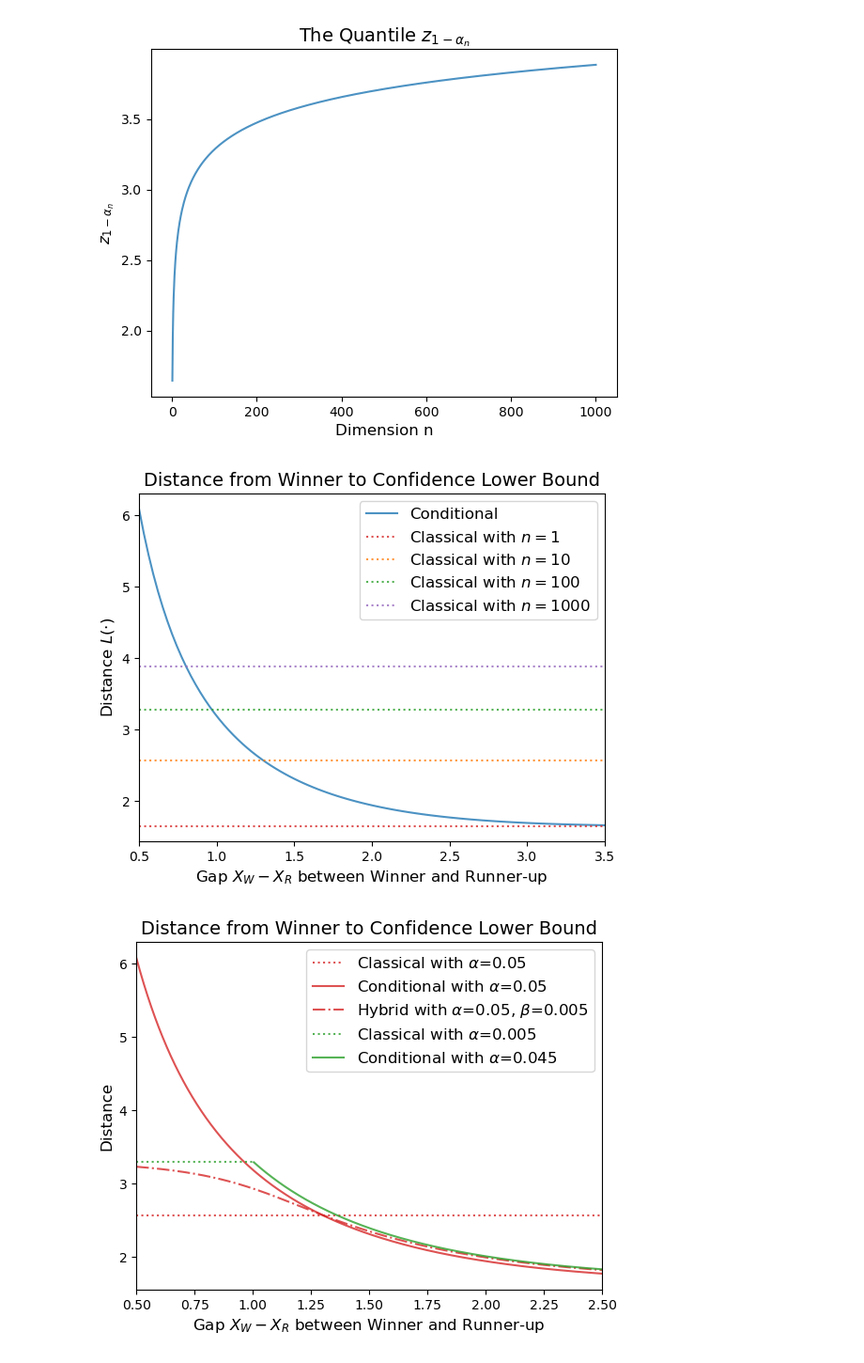
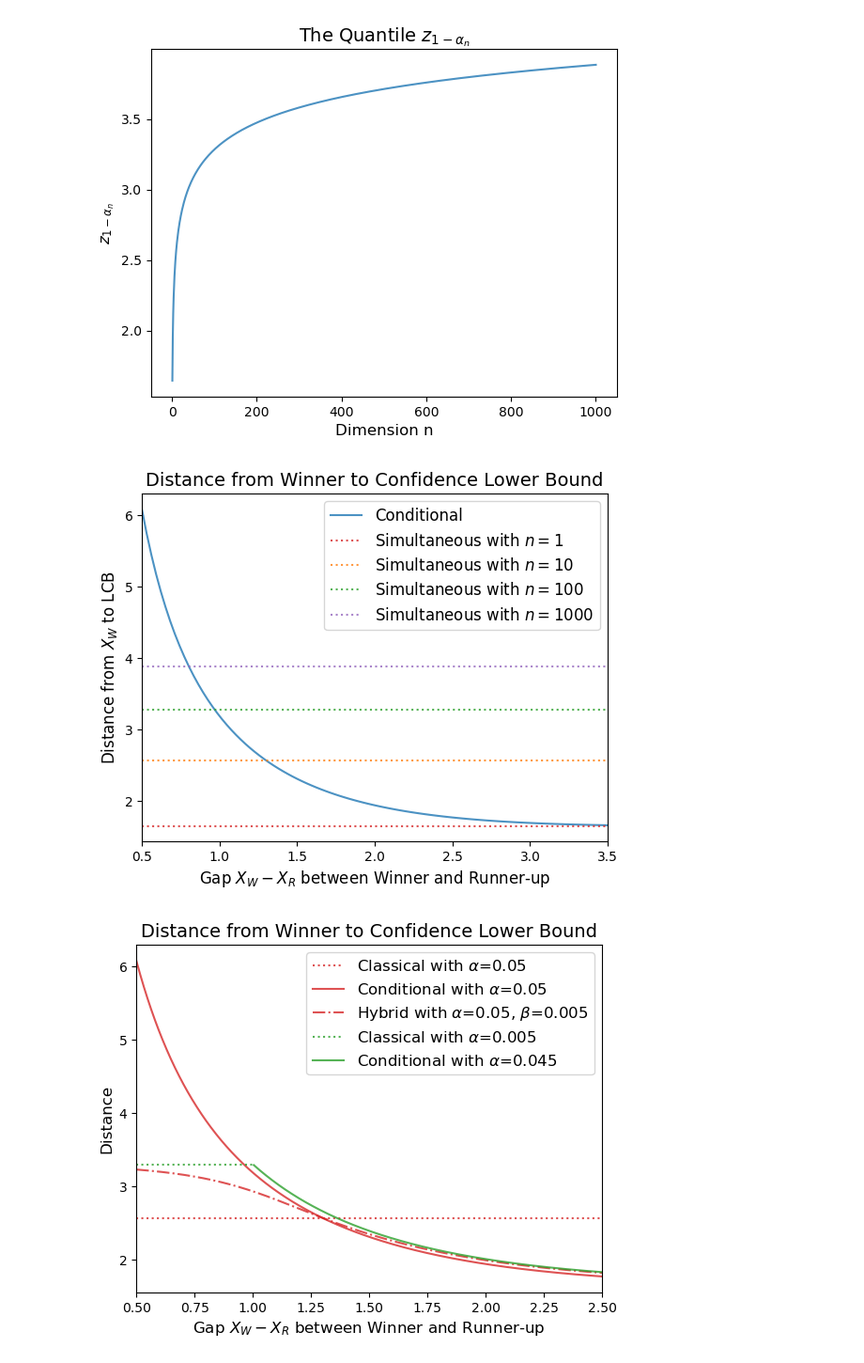
Before and after one commit to AnavSood/seldom, a Jupyter notebook: plots.ipynb, the cells around one changed output. Shown: that part at 94% size. Cells and saved outputs as stored; diff of their text form; code cells hidden in the pictures.

```diff
--- a/plots.ipynb
+++ b/plots.ipynb
@@ -94,31 +95,31 @@ plt.savefig("fig/class_dist_to_winner.pdf", bbox_inches='tight', pad_inches=0)
 # %%
 alpha = 0.05
 alpha_ = 0.8
 x_low = 0.5
 x_hi = 3.5
 x = np.linspace(x_low, x_hi, 100)
 y = np.array([cond_CI_dist(gap) for gap in tqdm(x) ])
 
 plt.figure()
 plt.plot(x, y, label='Conditional', alpha=alpha_)
 
 # Adding horizontal lines
-plt.axhline(y=norm.ppf( (1-alpha) ), color='tab:red', linestyle='dotted', label='Classical with $n=1$', alpha=alpha_)
-plt.axhline(y=norm.ppf( (1-alpha) ** (1/10) ) , color='tab:orange', linestyle='dotted', label='Classical with $n=10$', alpha=alpha_)
-plt.axhline(y=norm.ppf( (1-alpha) ** (1/100) ), color='tab:green', linestyle='dotted', label='Classical with $n=100$', alpha=alpha_)
-plt.axhline(y=norm.ppf( (1-alpha) ** (1/1000) ), color='tab:purple', linestyle='dotted', label='Classical with $n=1000$', alpha=alpha_)
+plt.axhline(y=norm.ppf( (1-alpha) ), color='tab:red', linestyle='dotted', label='Simultaneous with $n=1$', alpha=alpha_)
+plt.axhline(y=norm.ppf( (1-alpha) ** (1/10) ) , color='tab:orange', linestyle='dotted', label='Simultaneous with $n=10$', alpha=alpha_)
+plt.axhline(y=norm.ppf( (1-alpha) ** (1/100) ), color='tab:green', linestyle='dotted', label='Simultaneous with $n=100$', alpha=alpha_)
+plt.axhline(y=norm.ppf( (1-alpha) ** (1/1000) ), color='tab:purple', linestyle='dotted', label='Simultaneous with $n=1000$', alpha=alpha_)
 
 plt.title("Distance from Winner to Confidence Lower Bound", fontsize=14)
 plt.xlabel("Gap $X_{W} - X_{R}$ between Winner and Runner-up", fontsize=12)
-plt.ylabel("Distance $L(\cdot)$", fontsize=12)
+plt.ylabel("Distance from $X_{W}$ to LCB", fontsize=12)
 plt.xlim([x_low, x_hi ])
 
 plt.legend(fontsize=12)
 
 plt.grid(False)
 plt.savefig("fig/cond_dist_to_winner.pdf", bbox_inches='tight', pad_inches=0)
 # %% [output]
-[figure, old version]
+[figure, new version]
 # %%
 n = 10
 alpha = 0.05
```
Also changed, not shown: parts of 55 cells of this notebook, 1 other file.
